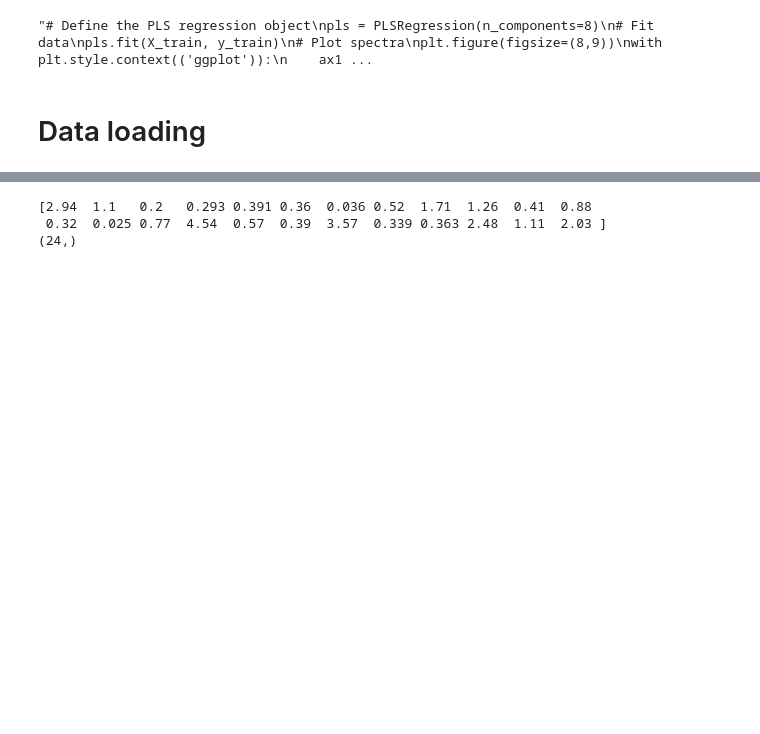
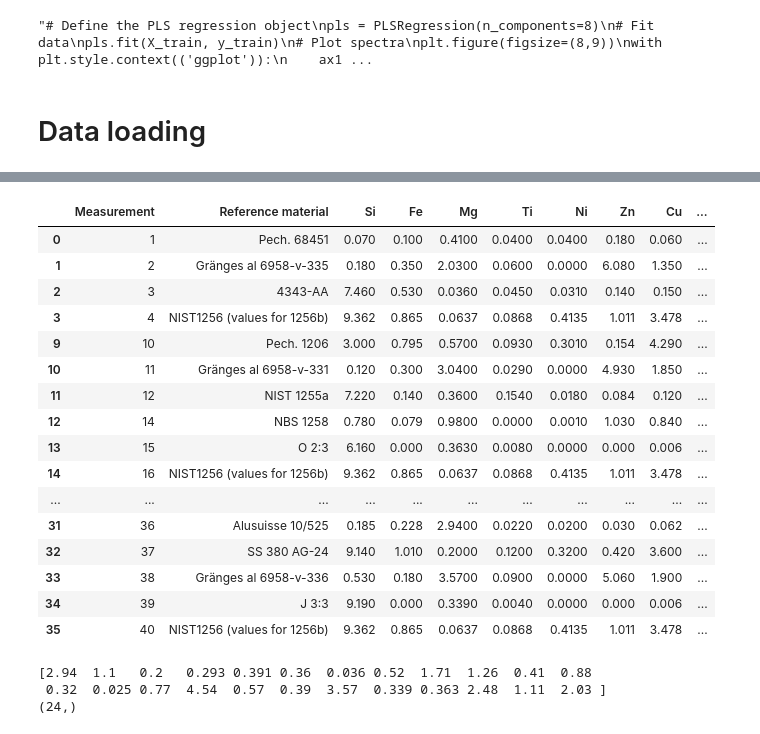
Before and after one commit to onicolini/LIBS, a Jupyter notebook: Aluminium new data/AL 23-03 FEATURE SELECTION TEST 1.ipynb, the cells around one changed output, grey strips where cells are left out. Drawn from its saved outputs; the diff is of its cells as text; code cells hidden in the pictures; blank space fills up the shorter version.

```diff
--- a/Aluminium new data/AL 23-03 FEATURE SELECTION TEST 1.ipynb
+++ b/Aluminium new data/AL 23-03 FEATURE SELECTION TEST 1.ipynb
@@ -485,3 +464,23 @@ x_new
+# %%
+y_new
+# %% [output]
+|  | Measurement | Reference material | Si | Fe | Mg | Ti | Ni | Zn | Cu | ... |
+| 0 | 1 | Pech. 68451 | 0.070 | 0.100 | 0.4100 | 0.0400 | 0.0400 | 0.180 | 0.060 | ... |
+| 1 | 2 | Gränges al 6958-v-335 | 0.180 | 0.350 | 2.0300 | 0.0600 | 0.0000 | 6.080 | 1.350 | ... |
+| 2 | 3 | 4343-AA | 7.460 | 0.530 | 0.0360 | 0.0450 | 0.0310 | 0.140 | 0.150 | ... |
+| 3 | 4 | NIST1256 (values for 1256b) | 9.362 | 0.865 | 0.0637 | 0.0868 | 0.4135 | 1.011 | 3.478 | ... |
+| 9 | 10 | Pech. 1206 | 3.000 | 0.795 | 0.5700 | 0.0930 | 0.3010 | 0.154 | 4.290 | ... |
+| 10 | 11 | Gränges al 6958-v-331 | 0.120 | 0.300 | 3.0400 | 0.0290 | 0.0000 | 4.930 | 1.850 | ... |
+| 11 | 12 | NIST 1255a | 7.220 | 0.140 | 0.3600 | 0.1540 | 0.0180 | 0.084 | 0.120 | ... |
+| 12 | 14 | NBS 1258 | 0.780 | 0.079 | 0.9800 | 0.0000 | 0.0010 | 1.030 | 0.840 | ... |
+| 13 | 15 | O 2:3 | 6.160 | 0.000 | 0.3630 | 0.0080 | 0.0000 | 0.000 | 0.006 | ... |
+| 14 | 16 | NIST1256 (values for 1256b) | 9.362 | 0.865 | 0.0637 | 0.0868 | 0.4135 | 1.011 | 3.478 | ... |
+| ... | ... | ... | ... | ... | ... | ... | ... | ... | ... | ... |
+| 31 | 36 | Alusuisse 10/525 | 0.185 | 0.228 | 2.9400 | 0.0220 | 0.0200 | 0.030 | 0.062 | ... |
+| 32 | 37 | SS 380 AG-24 | 9.140 | 1.010 | 0.2000 | 0.1200 | 0.3200 | 0.420 | 3.600 | ... |
+| 33 | 38 | Gränges al 6958-v-336 | 0.530 | 0.180 | 3.5700 | 0.0900 | 0.0000 | 5.060 | 1.900 | ... |
+| 34 | 39 | J 3:3 | 9.190 | 0.000 | 0.3390 | 0.0040 | 0.0000 | 0.000 | 0.006 | ... |
+| 35 | 40 | NIST1256 (values for 1256b) | 9.362 | 0.865 | 0.0637 | 0.0868 | 0.4135 | 1.011 | 3.478 | ... |
 # %%
 y_val = concentration[:,3] #1-Si, 2-Fe, 3-Mg, 5-Cu, 6-Mn (4-Zn but too much sparse)
 print(y_val)
```
Also changed, not shown: parts of 4 cells of this notebook, 15 other files.
